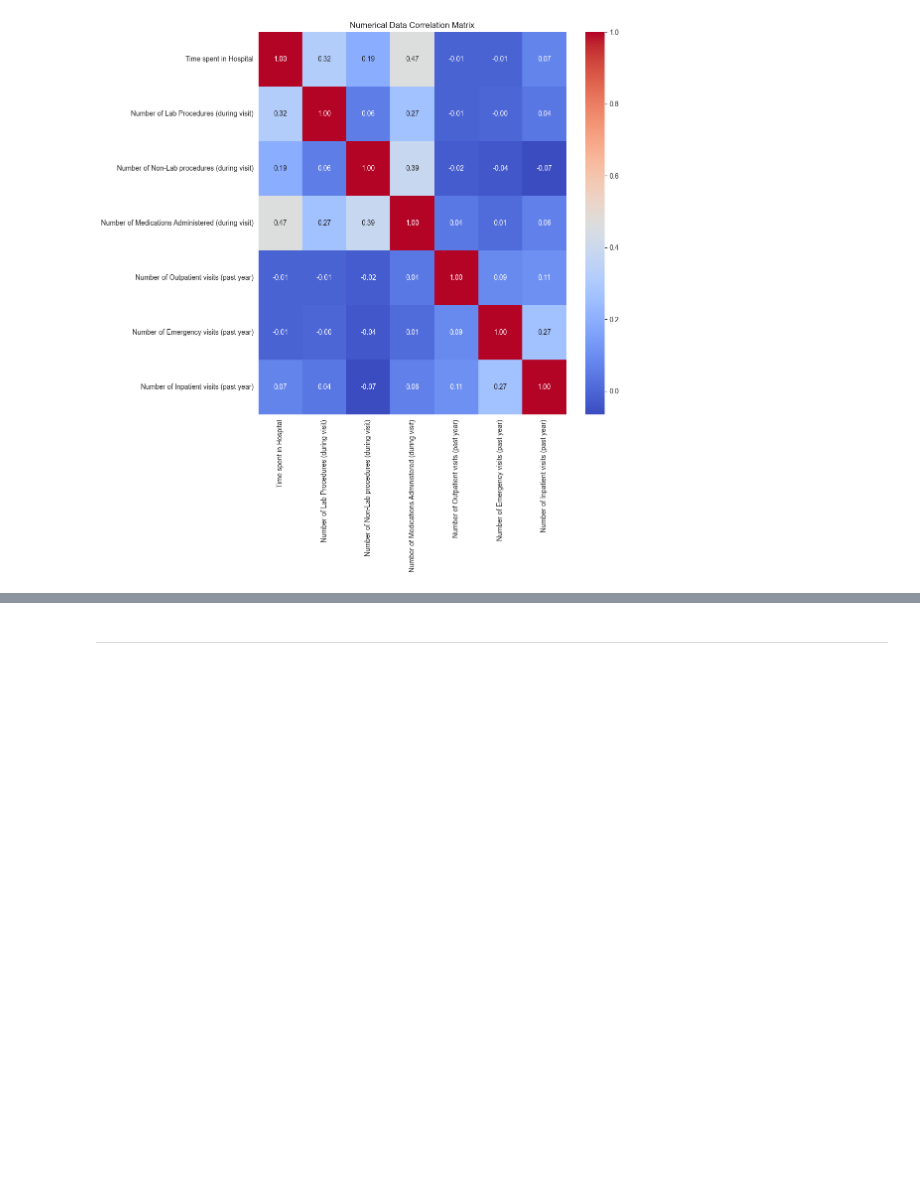
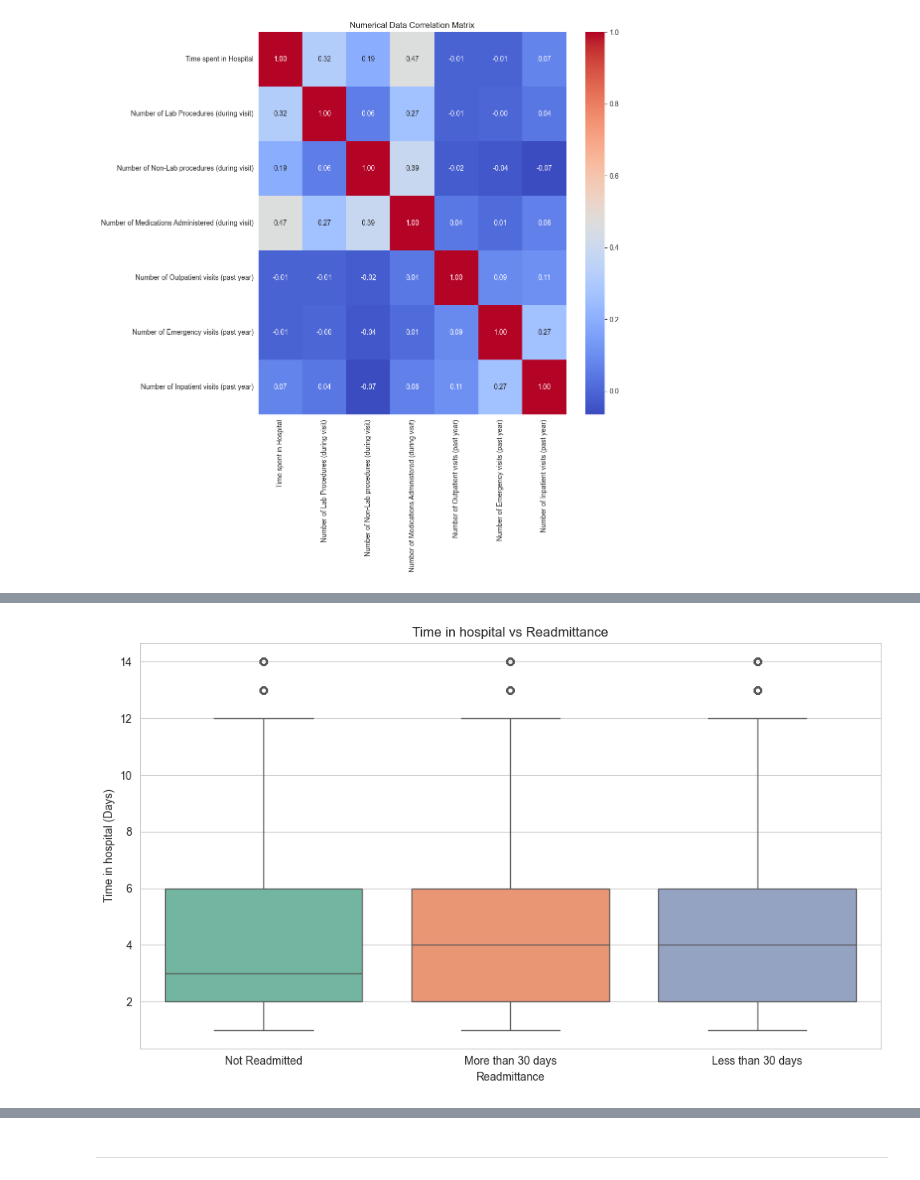
Before and after one commit to naqashb7/hospital_readmission_rates_analysis, a Jupyter notebook: jupyter_notebooks/EDA.ipynb, the cells around one changed output, grey strips where cells are left out. Drawn from its saved outputs; the diff is of its cells as text; code cells hidden in the pictures; blank space fills up the shorter version.

```diff
--- a/jupyter_notebooks/EDA.ipynb
+++ b/jupyter_notebooks/EDA.ipynb
@@ -188,0 +204,22 @@ plt.show()
+# %%
+fig, ax = plt.subplots(figsize=(10, 6))
+
+sns.boxplot(
+    data= clean_hospital_data_df,
+    x="readmitted",
+    y="time_in_hospital",
+    hue="readmitted",
+    palette="Set2",
+    ax=ax
+)
+
+ax.set_title("Time in hospital vs Readmittance")
+ax.set_xlabel("Readmittance")
+ax.set_xticks( ticks = [0,1,2], labels=["Not Readmitted", "More than 30 days","Less than 30 days"])
+ax.set_ylabel("Time in hospital (Days)")
+
+
+plt.tight_layout()
+plt.show()
+# %% [output]
+[figure, added]
```
Also changed, not shown: parts of 10 cells of this notebook.
